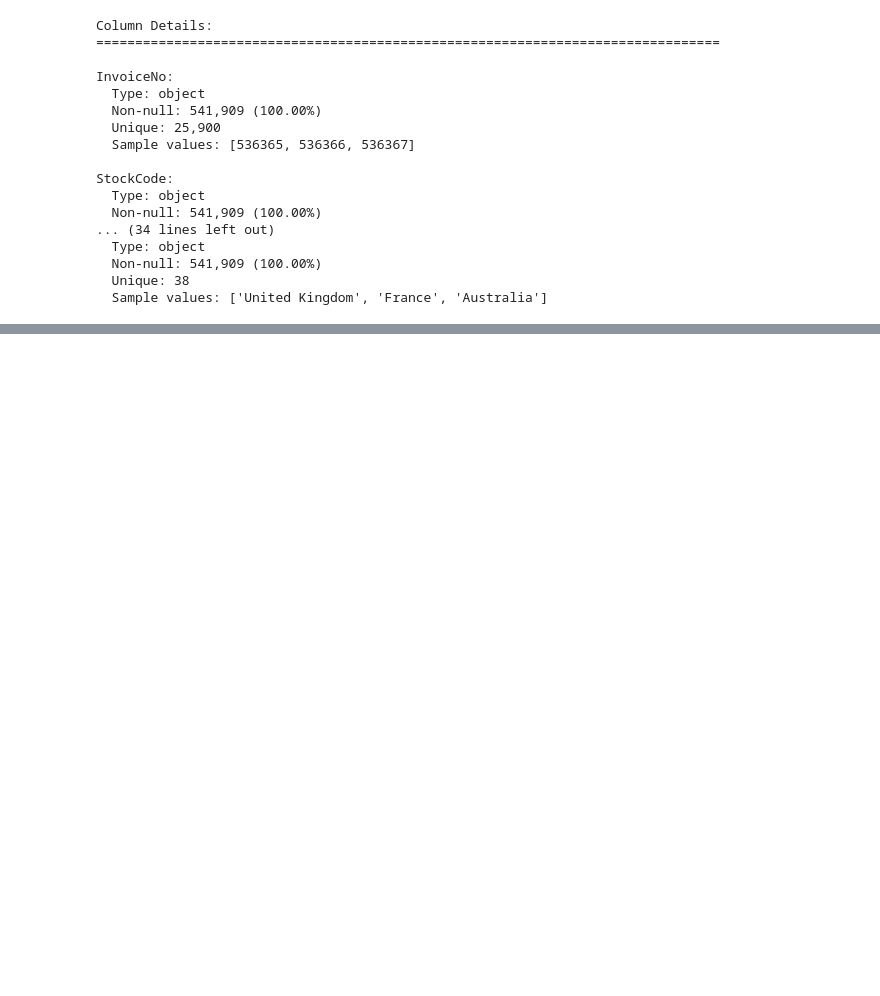
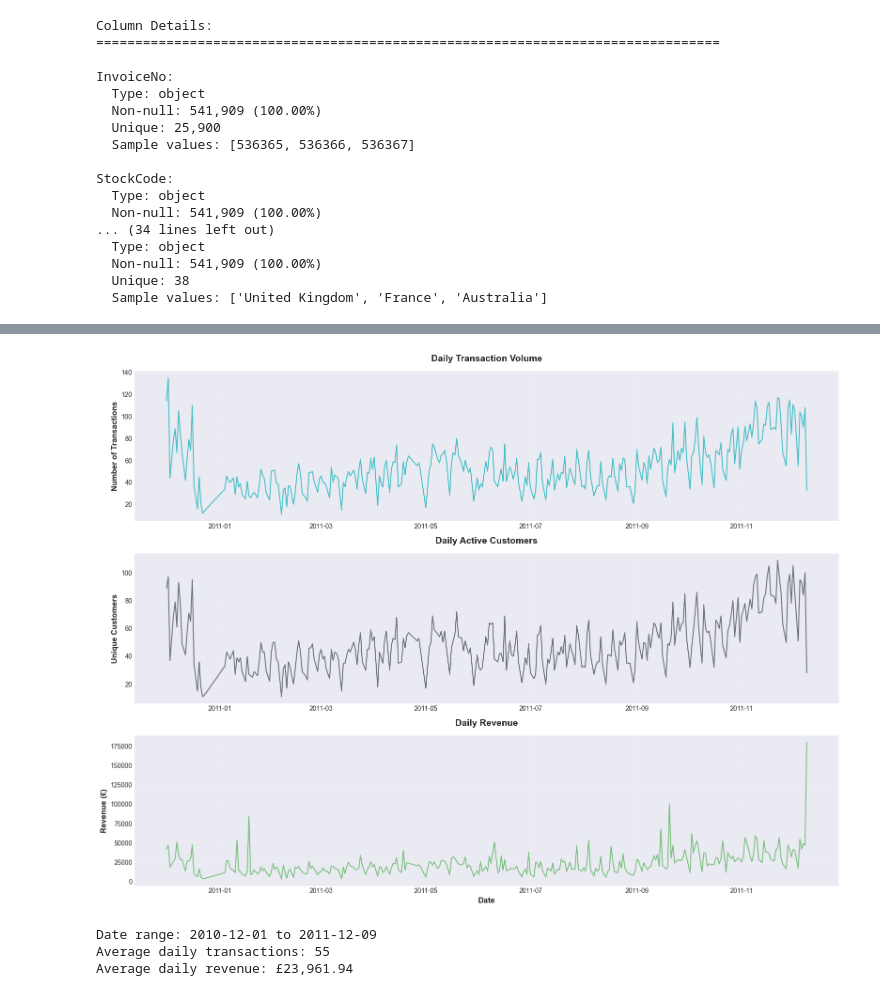
Before and after one commit to HarpinderC/ML-Business-Intelligence, a Jupyter notebook: customer-retention-analysis/notebooks/01_data_exploration.ipynb, the cells around one changed output, grey strips where cells are left out. Cells and saved outputs as stored; diff of their text form; code cells hidden in the pictures; blank space fills up the shorter version.

```diff
--- a/customer-retention-analysis/notebooks/01_data_exploration.ipynb
+++ b/customer-retention-analysis/notebooks/01_data_exploration.ipynb
@@ -218,0 +527,50 @@ StockCode:
+# %%
+# ┌────────────────────────────────────────────────────────────┐
+# │ Temporal Patterns: Transaction Volume Over Time           │
+# └────────────────────────────────────────────────────────────┘
+
+# Aggregate by day
+daily_transactions = purchases.groupby(purchases['InvoiceDate'].dt.date).agg({
+    'InvoiceNo': 'nunique',
+    'CustomerID': 'nunique',
+    'Revenue': 'sum'
+}).reset_index()
+daily_transactions.columns = ['Date', 'Transactions', 'Customers', 'Revenue']
+
+# Visualization
+fig, axes = plt.subplots(3, 1, figsize=(16, 12))
+
+# Transactions over time
+axes[0].plot(daily_transactions['Date'], daily_transactions['Transactions'],
+             color='#00ADB5', linewidth=1.5, alpha=0.7)
+axes[0].set_ylabel('Number of Transactions', fontsize=12, fontweight='bold')
+axes[0].set_title('Daily Transaction Volume', fontsize=14, fontweight='bold', pad=15)
+axes[0].grid(alpha=0.3)
+
+# Unique customers over time
+axes[1].plot(daily_transactions['Date'], daily_transactions['Customers'],
+             color='#393E46', linewidth=1.5, alpha=0.7)
+axes[1].set_ylabel('Unique Customers', fontsize=12, fontweight='bold')
+axes[1].set_title('Daily Active Customers', fontsize=14, fontweight='bold', pad=15)
+axes[1].grid(alpha=0.3)
+
+# Revenue over time
+axes[2].plot(daily_transactions['Date'], daily_transactions['Revenue'],
+             color='#4CAF50', linewidth=1.5, alpha=0.7)
+axes[2].set_ylabel('Revenue (£)', fontsize=12, fontweight='bold')
+axes[2].set_xlabel('Date', fontsize=12, fontweight='bold')
+axes[2].set_title('Daily Revenue', fontsize=14, fontweight='bold', pad=15)
+axes[2].grid(alpha=0.3)
+
+plt.tight_layout()
+plt.savefig(DIR_FIGURES / '04_temporal_patterns.png', dpi=300, bbox_inches='tight')
+plt.show()
+
+print(f"Date range: {daily_transactions['Date'].min()} to {daily_transactions['Date'].max()}")
+print(f"Average daily transactions: {daily_transactions['Transactions'].mean():.0f}")
+print(f"Average daily revenue: £{daily_transactions['Revenue'].mean():,.2f}")
+# %% [output]
+[figure, added]
+Date range: 2010-12-01 to 2011-12-09
+Average daily transactions: 55
+Average daily revenue: £23,961.94
```
Also changed, not shown: parts of 9 cells of this notebook, 1 other file.
